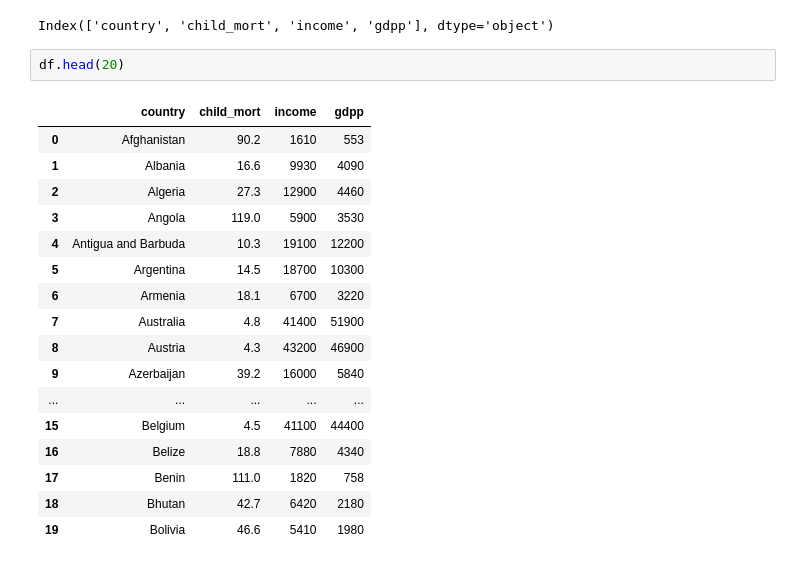
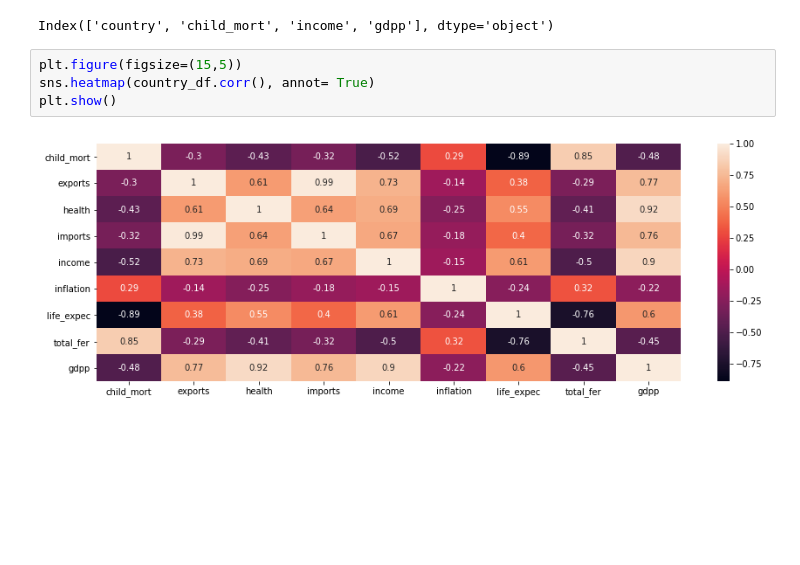
Before and after one commit to gyana-ranjan-dash/World_proverty_analysis, a Jupyter notebook: World_poverty_analysis.ipynb, the cells around one changed output. Saved outputs shown, nothing was run; the diff lists cells and outputs as text; blank space fills up the shorter version.

```diff
--- a/World_poverty_analysis.ipynb
+++ b/World_poverty_analysis.ipynb
@@ -199,23 +201,9 @@ df.head()
 df.columns
 # %% [output]
 Index(['country', 'child_mort', 'income', 'gdpp'], dtype='object')
-# %%
-df.head(20)
-# %% [output]
-|  | country | child_mort | income | gdpp |
-| 0 | Afghanistan | 90.2 | 1610 | 553 |
-| 1 | Albania | 16.6 | 9930 | 4090 |
-| 2 | Algeria | 27.3 | 12900 | 4460 |
-| 3 | Angola | 119.0 | 5900 | 3530 |
-| 4 | Antigua and Barbuda | 10.3 | 19100 | 12200 |
-| 5 | Argentina | 14.5 | 18700 | 10300 |
-| 6 | Armenia | 18.1 | 6700 | 3220 |
-| 7 | Australia | 4.8 | 41400 | 51900 |
-| 8 | Austria | 4.3 | 43200 | 46900 |
-| 9 | Azerbaijan | 39.2 | 16000 | 5840 |
-| ... | ... | ... | ... | ... |
-| 15 | Belgium | 4.5 | 41100 | 44400 |
-| 16 | Belize | 18.8 | 7880 | 4340 |
-| 17 | Benin | 111.0 | 1820 | 758 |
-| 18 | Bhutan | 42.7 | 6420 | 2180 |
-| 19 | Bolivia | 46.6 | 5410 | 1980 |
+# %%
+plt.figure(figsize=(15,5))
+sns.heatmap(country_df.corr(), annot= True)
+plt.show()
+# %% [output]
+[figure, added]
```
Also changed, not shown: parts of 5 cells of this notebook.
